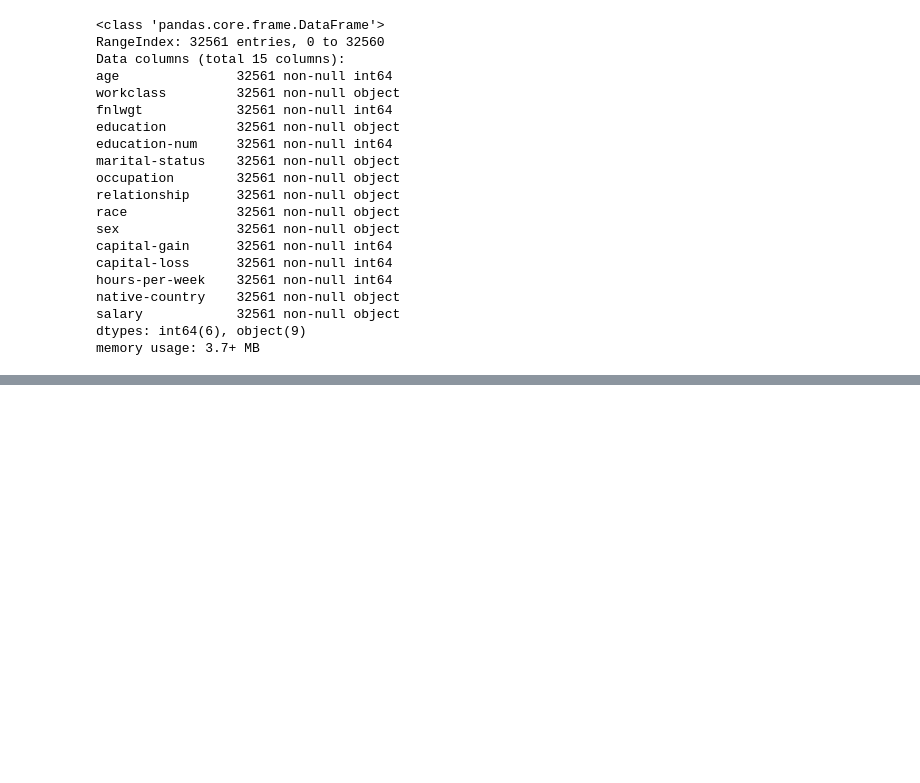
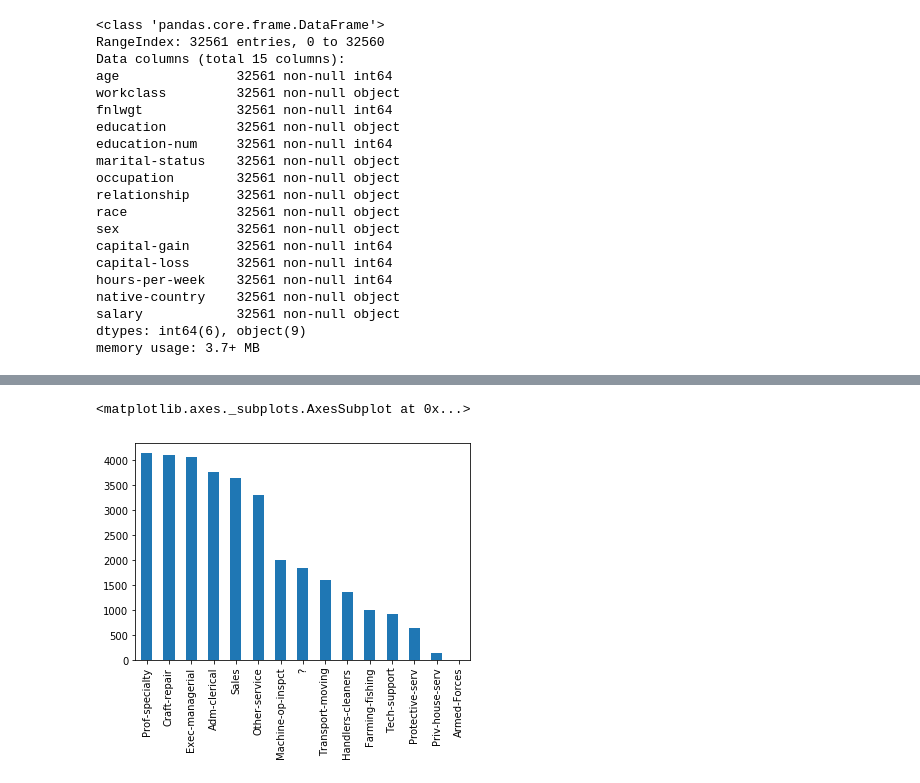
Before and after one commit to ahmedserag2/CensusDataModel, a Jupyter notebook: census.ipynb, the cells around one changed output, grey strips where cells are left out. Drawn from its saved outputs; the diff is of its cells as text; code cells hidden in the pictures; blank space fills up the shorter version.

```diff
--- a/census.ipynb
+++ b/census.ipynb
@@ -42,0 +55,5 @@ memory usage: 3.7+ MB
+# %%
+df['occupation'].value_counts().plot.bar()
+# %% [output]
+<matplotlib.axes._subplots.AxesSubplot at 0x...>
+[figure, added]
```
Also changed, not shown: parts of 23 cells of this notebook.
